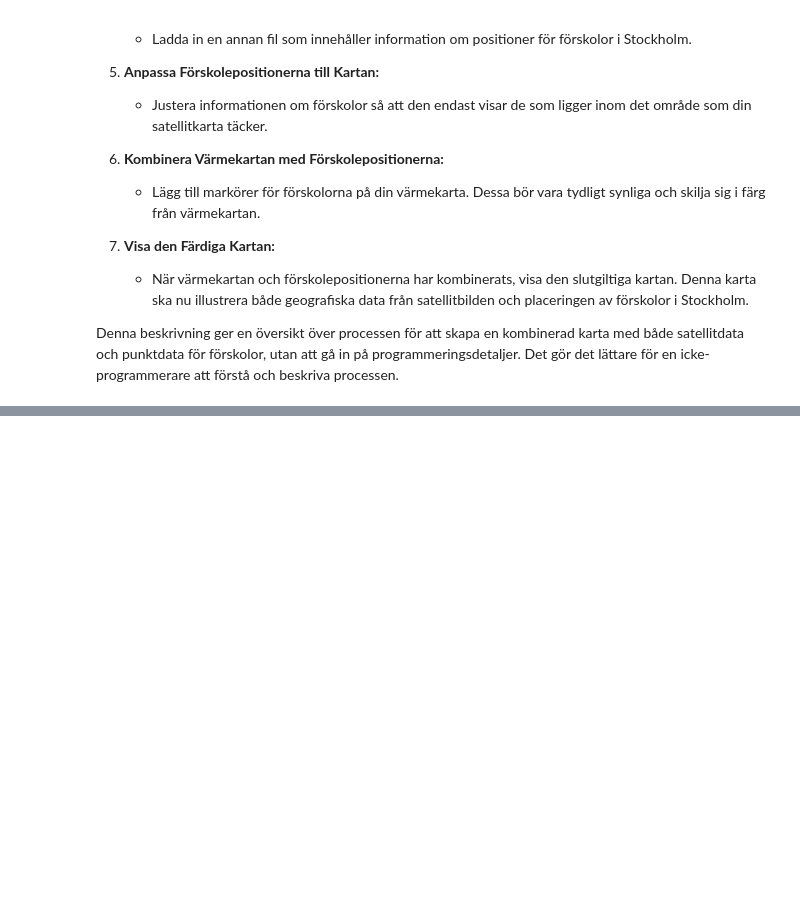
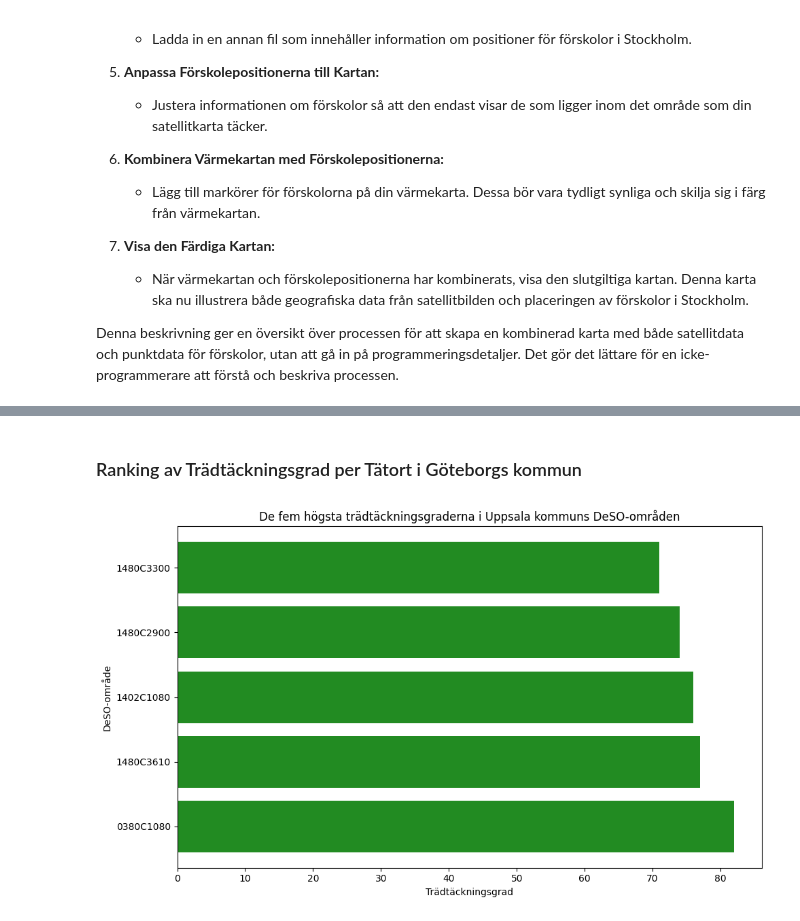
Before and after one commit to soleildeminuit/AI-GeoAi-Course, a Jupyter notebook: AI_Samhallsplanering_Course.ipynb, the cells around one changed output, grey strips where cells are left out. Cells and saved outputs as stored; diff of their text form; code cells hidden in the pictures; blank space fills up the shorter version.

```diff
--- a/AI_Samhallsplanering_Course.ipynb
+++ b/AI_Samhallsplanering_Course.ipynb
@@ -353,0 +472,36 @@ MissingSchema: ignored
+# %% [markdown]
+### Ranking av Trädtäckningsgrad per Tätort i Göteborgs kommun
+# %%
+import pandas as pd
+import matplotlib.pyplot as plt
+
+# Läs in Excelfilen från den angivna URL:en
+file_path = 'https://github.com/soleildeminuit/AI-Samhallsplanering-Course/raw/main/data/raw/tradtackning-tatorter-och-deso.xlsx'
+df_dict = pd.read_excel(file_path, sheet_name=None)
+
+# Extrahera data för Uppsala kommuns DeSO-områden
+uppsala_deso_df = df_dict['DeSO_2018_v2_urval_tradtackning']
+
+# Sortera områden efter trädtäckningsgrad och välj de fem högsta
+top_5_deso_df = uppsala_deso_df.nlargest(5, 'Trädtäckning procent [%]')
+
+# Skapa ett horisontellt stapeldiagram för de fem högsta trädtäckningsgraderna
+plt.figure(figsize=(10, 6))
+plt.barh(top_5_deso_df['deso'], top_5_deso_df['Trädtäckning procent [%]'], color='forestgreen')
+plt.xlabel('Trädtäckningsgrad')
+plt.ylabel('DeSO-område')
+plt.title('De fem högsta trädtäckningsgraderna i Uppsala kommuns DeSO-områden')
+plt.tight_layout()
+
+# Visa diagrammet
+plt.show()
+
+# Välj bara de fem områdena med störst täckningsgrad
+# Genererar svar åt dig…
+
+# Självklart! Låt oss begränsa visualiseringen till de fem områden med högst trädtäckningsgrad. Här är den uppdaterade koden:
+
+# Nu bör vi ha en tydlig visualisering som visar de fem områdena
+# med högst trädtäckningsgrad. 🌳📊
+# %% [output]
+[figure, added]
```
Also changed, not shown: parts of 28 cells of this notebook.
